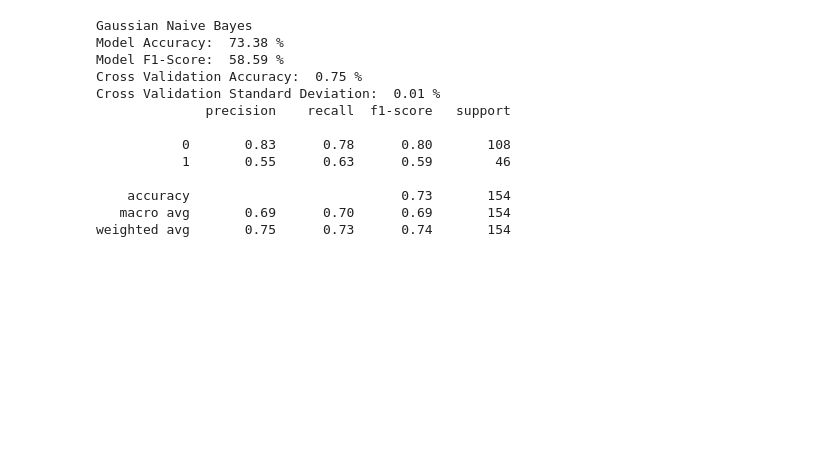
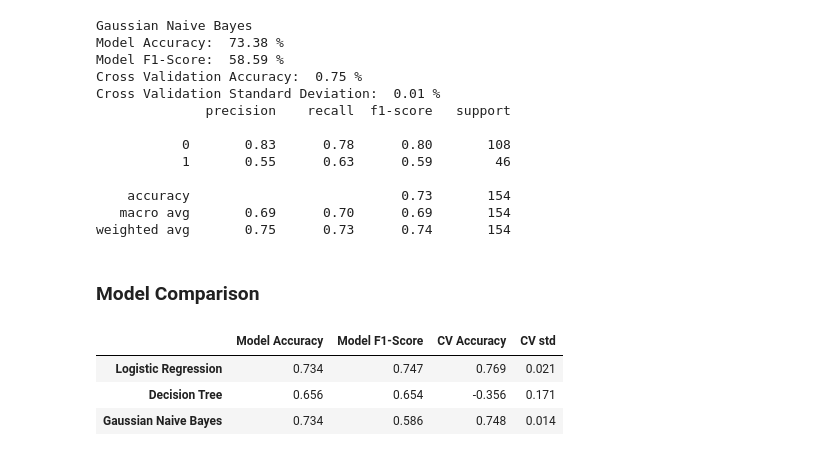
Before and after one commit to tugceturkkal/diabetes-prediction, a Jupyter notebook: Diabetes .ipynb, the cells around one changed output. Drawn from its saved outputs; the diff is of its cells as text; code cells hidden in the pictures; blank space fills up the shorter version.

Commit message:
model comparison

```diff
--- a/Diabetes .ipynb
+++ b/Diabetes .ipynb
@@ -349,3 +349,15 @@ Cross Validation Standard Deviation:  0.01 %
     accuracy                           0.73       154
    macro avg       0.69      0.70      0.69       154
 weighted avg       0.75      0.73      0.74       154
+# %% [markdown]
+### Model Comparison
+# %%
+model_com_df = pd.DataFrame(model_comparison).T
+model_com_df.columns =[ 'Model Accuracy', 'Model F1-Score', 'CV Accuracy', 'CV std']
+model_com_df = model_com_df.sort_values(by = 'Model F1-Score', ascending = False)
+model_com_df.round(3)
+# %% [output]
+|  | Model Accuracy | Model F1-Score | CV Accuracy | CV std |
+| Logistic Regression | 0.734 | 0.747 | 0.769 | 0.021 |
+| Decision Tree | 0.656 | 0.654 | -0.356 | 0.171 |
+| Gaussian Naive Bayes | 0.734 | 0.586 | 0.748 | 0.014 |
```
Also changed, not shown: parts of 1 cell of this notebook.
